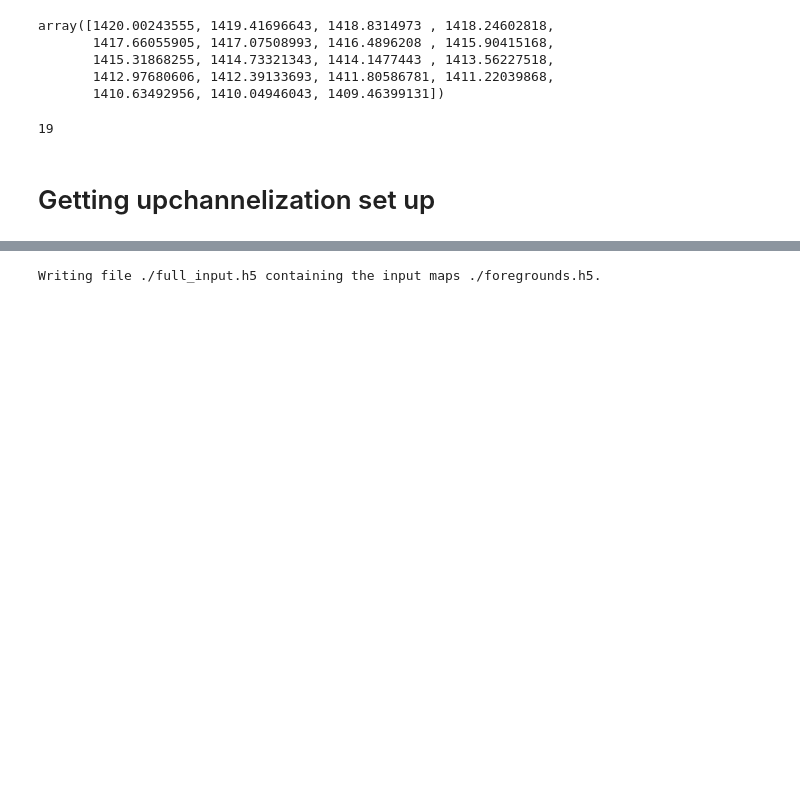
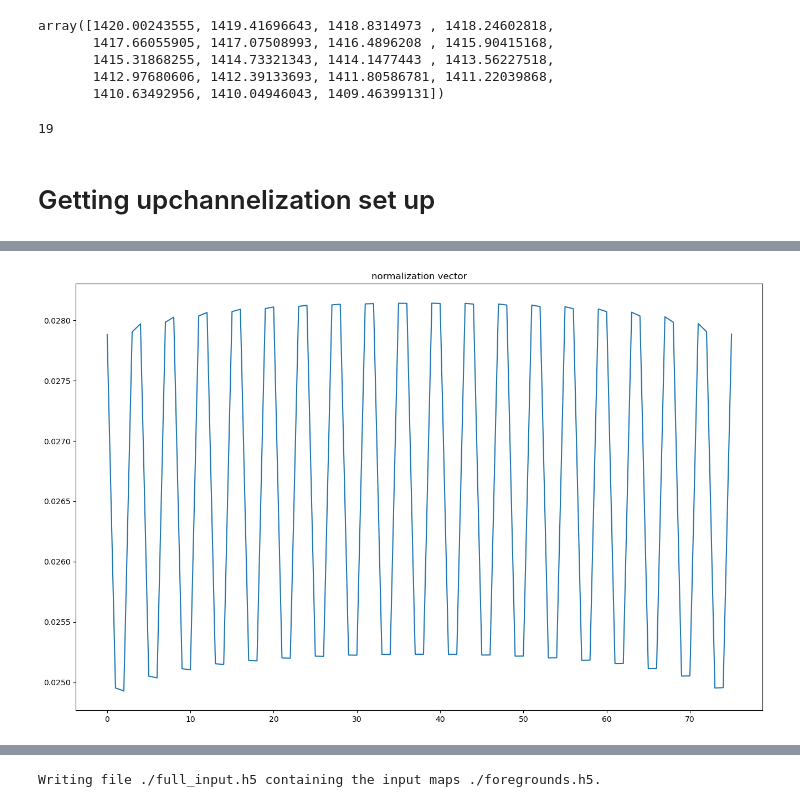
Before and after one commit to rebeccaceppas/H_GASP, a Jupyter notebook: notebooks/test_upchannelization.ipynb, the cells around one changed output, grey strips where cells are left out. Cells and saved outputs as stored; diff of their text form; code cells hidden in the pictures; blank space fills up the shorter version.

```diff
--- a/notebooks/test_upchannelization.ipynb
+++ b/notebooks/test_upchannelization.ipynb
@@ -57,0 +68,8 @@ Matrix frequencies with shape (38,) saved to ./freqs_matrix.npy
+# %%
+norm = np.load('norm.npy')
+plt.figure(figsize=(16,10))
+plt.plot(norm)
+plt.title('normalization vector')
+plt.show()
+# %% [output]
+[figure, added]
```
Also changed, not shown: parts of 24 cells of this notebook, 2 other files.
